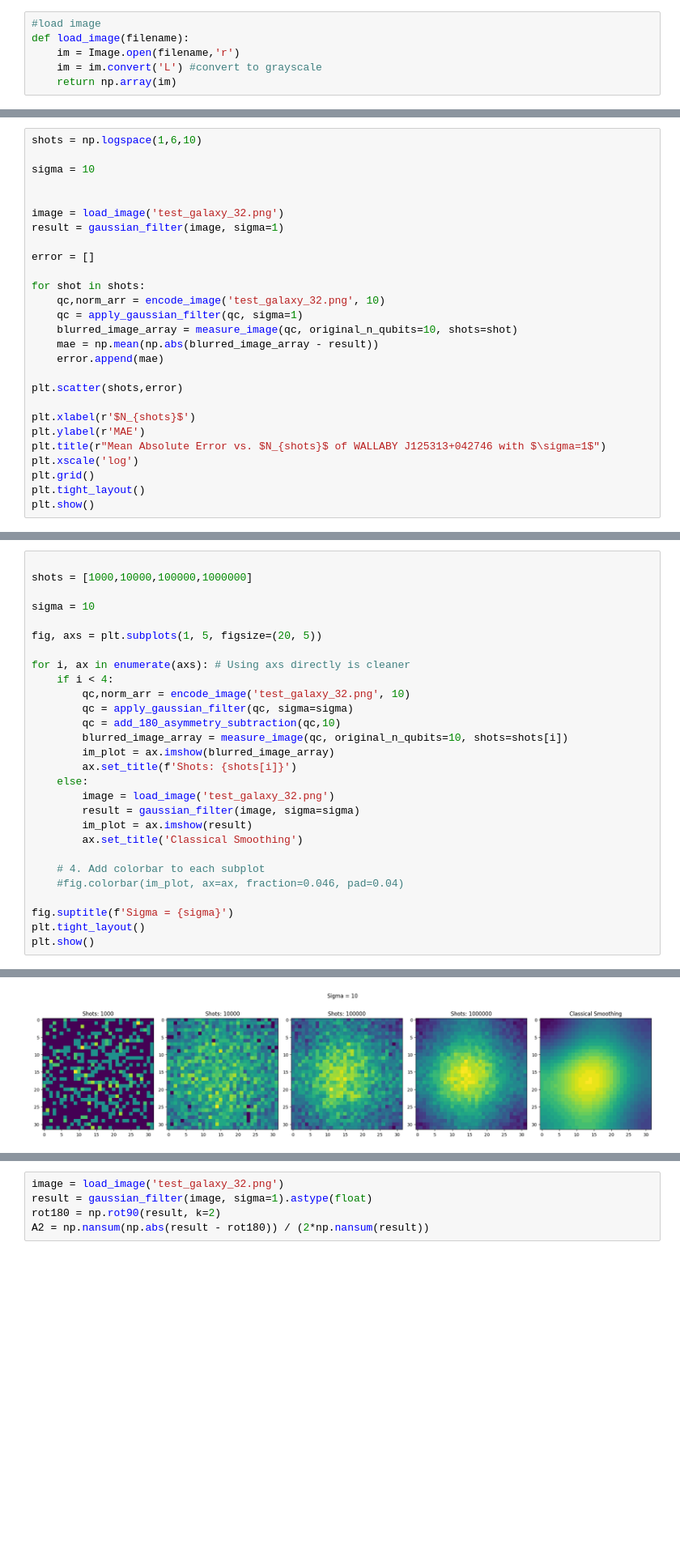
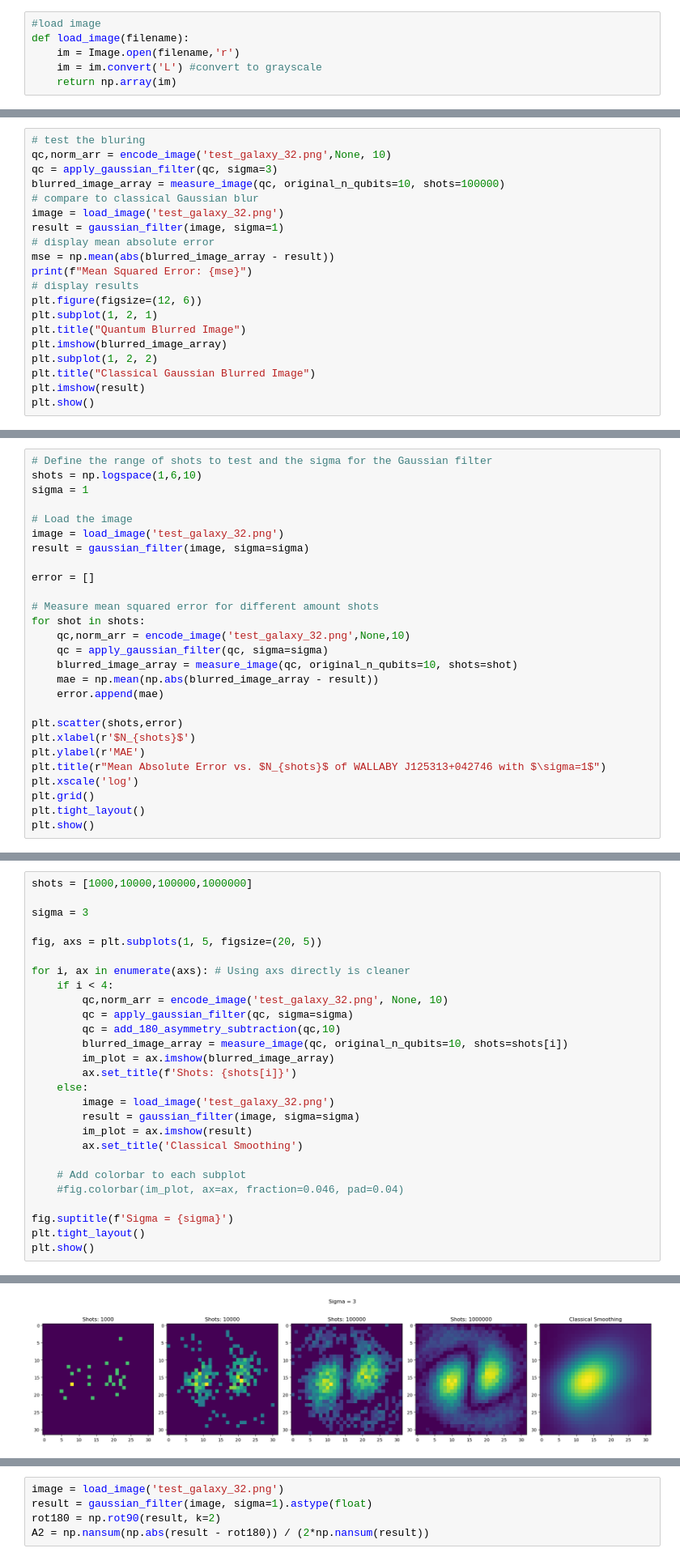
Before and after one commit to benz5460/QuantumRadio, a Jupyter notebook: QPIE_code.ipynb, the cells around one changed output, grey strips where cells are left out. Shown at 81% size. Saved outputs shown, nothing was run; the diff lists cells and outputs as text; blank space fills up the shorter version.

```diff
--- a/QPIE_code.ipynb
+++ b/QPIE_code.ipynb
@@ -189,0 +339,20 @@ def apply_gaussian_filter(qc, sigma=1.5):
+# %%
+# test the bluring
+qc,norm_arr = encode_image('test_galaxy_32.png',None, 10)
+qc = apply_gaussian_filter(qc, sigma=3)
+blurred_image_array = measure_image(qc, original_n_qubits=10, shots=100000)
+# compare to classical Gaussian blur
+image = load_image('test_galaxy_32.png')
+result = gaussian_filter(image, sigma=1)
+# display mean absolute error
+mse = np.mean(abs(blurred_image_array - result))
+print(f"Mean Squared Error: {mse}")
+# display results
+plt.figure(figsize=(12, 6))
+plt.subplot(1, 2, 1)
+plt.title("Quantum Blurred Image")
+plt.imshow(blurred_image_array)
+plt.subplot(1, 2, 2)
+plt.title("Classical Gaussian Blurred Image")
+plt.imshow(result)
+plt.show()
@@ -190,23 +362,23 @@ def apply_gaussian_filter(qc, sigma=1.5):
 # %%
+# Define the range of shots to test and the sigma for the Gaussian filter
 shots = np.logspace(1,6,10)
+sigma = 1
 
-sigma = 10
-
-
+# Load the image
 image = load_image('test_galaxy_32.png')
-result = gaussian_filter(image, sigma=1)
+result = gaussian_filter(image, sigma=sigma)
 
 error = []
 
+# Measure mean squared error for different amount shots
 for shot in shots:
-    qc,norm_arr = encode_image('test_galaxy_32.png', 10)
-    qc = apply_gaussian_filter(qc, sigma=1)
+    qc,norm_arr = encode_image('test_galaxy_32.png',None,10)
+    qc = apply_gaussian_filter(qc, sigma=sigma)
     blurred_image_array = measure_image(qc, original_n_qubits=10, shots=shot)
     mae = np.mean(np.abs(blurred_image_array - result))
     error.append(mae)
 
 plt.scatter(shots,error)
-
 plt.xlabel(r'$N_{shots}$')
 plt.ylabel(r'MAE')
 plt.title(r"Mean Absolute Error vs. $N_{shots}$ of WALLABY J125313+042746 with $\sigma=1$")
@@ -241,14 +391,13 @@ array([1.e+10,    inf,    inf,    inf,    inf,    inf,    inf,    inf,
 # %%
-
 shots = [1000,10000,100000,1000000]
 
-sigma = 10
+sigma = 3
 
 fig, axs = plt.subplots(1, 5, figsize=(20, 5))
 
 for i, ax in enumerate(axs): # Using axs directly is cleaner
     if i < 4:
-        qc,norm_arr = encode_image('test_galaxy_32.png', 10)
+        qc,norm_arr = encode_image('test_galaxy_32.png', None, 10)
         qc = apply_gaussian_filter(qc, sigma=sigma)
         qc = add_180_asymmetry_subtraction(qc,10)
         blurred_image_array = measure_image(qc, original_n_qubits=10, shots=shots[i])
@@ -260,7 +409,7 @@ for i, ax in enumerate(axs): # Using axs directly is cleaner
         im_plot = ax.imshow(result)
         ax.set_title('Classical Smoothing')
 
-    # 4. Add colorbar to each subplot
+    # Add colorbar to each subplot
     #fig.colorbar(im_plot, ax=ax, fraction=0.046, pad=0.04)
 
 fig.suptitle(f'Sigma = {sigma}')
@@ -287 +419 @@ Retention Rate: 43.57%
-[figure, old version]
+[figure, new version]
```
Also changed, not shown: parts of 36 cells of this notebook, 2 other files.
